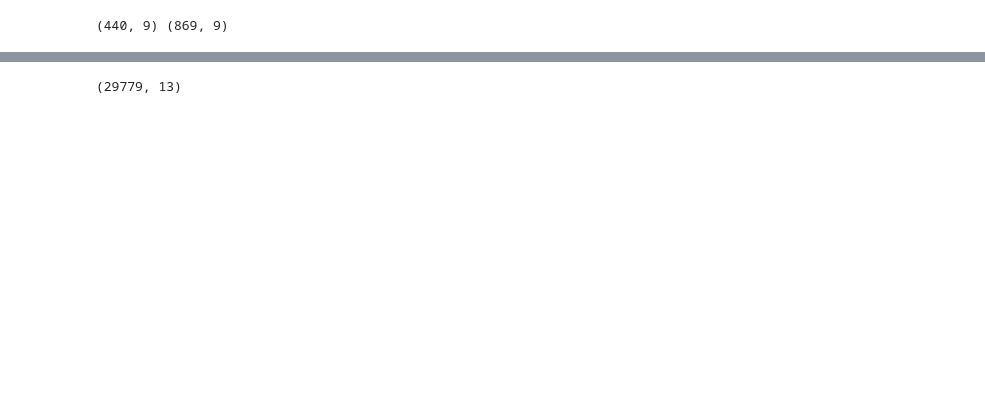
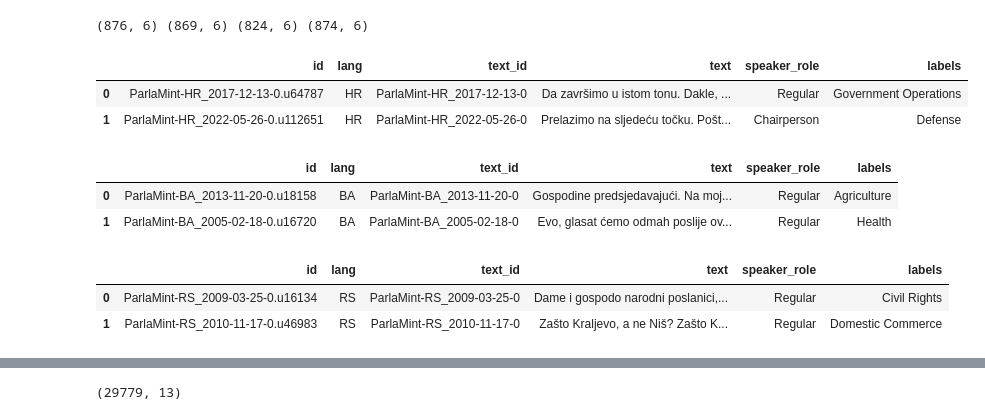
Before and after one commit to TajaKuzman/Benchmarking-Text-Classification-on-South-Slavic, a Jupyter notebook: ParlaCAP-Topic-Benchmark/systems/dummy-classifier/dummy-classification.ipynb, the cells around one changed output, grey strips where cells are left out. Cells and saved outputs as stored; diff of their text form; code cells hidden in the pictures; blank space fills up the shorter version.

Commit message:
Updated evaluation on the ParlaCAP dataset

```diff
--- a/ParlaCAP-Topic-Benchmark/systems/dummy-classifier/dummy-classification.ipynb
+++ b/ParlaCAP-Topic-Benchmark/systems/dummy-classifier/dummy-classification.ipynb
@@ -7,9 +7,26 @@ from datasets import load_dataset
 # %%
 # Load the test datasets
 
-test_en = pd.read_json("../../datasets/ParlaCAP-EN-test/ParlaMint-EN-CAP-test-dataset.jsonl", lines=True)
-test_hr = pd.read_json("../../datasets/ParlaCAP-HR-test/ParlaMint-HR-CAP-test-dataset.jsonl", lines=True)
+test_en = pd.read_json("../../datasets/ParlaMint-EN-CAP-test-dataset.jsonl", lines=True)
+test_hr = pd.read_json("../../datasets/ParlaMint-HR-CAP-test-dataset.jsonl", lines=True)
+test_ba = pd.read_json("../../datasets/ParlaMint-BA-CAP-test-dataset.jsonl", lines=True)
+test_sr = pd.read_json("../../datasets/ParlaMint-RS-CAP-test-dataset.jsonl", lines=True)
 
-print(test_en.shape, test_hr.shape)
+print(test_en.shape, test_hr.shape, test_ba.shape,test_sr.shape)
 # %% [output]
-(440, 9) (869, 9)
+(876, 6) (869, 6) (824, 6) (874, 6)
+# %%
+display(test_hr.head(2))
+display(test_ba.head(2))
+display(test_sr.head(2))
+display(test_en.head(2))
+# %% [output]
+|  | id | lang | text_id | text | speaker_role | labels |
+| 0 | ParlaMint-HR_2017-12-13-0.u64787 | HR | ParlaMint-HR_2017-12-13-0 | Da završimo u istom tonu. Dakle, ... | Regular | Government Operations |
+| 1 | ParlaMint-HR_2022-05-26-0.u112651 | HR | ParlaMint-HR_2022-05-26-0 | Prelazimo na sljedeću točku. Pošt... | Chairperson | Defense |
+|  | id | lang | text_id | text | speaker_role | labels |
+| 0 | ParlaMint-BA_2013-11-20-0.u18158 | BA | ParlaMint-BA_2013-11-20-0 | Gospodine predsjedavajući. Na moj... | Regular | Agriculture |
+| 1 | ParlaMint-BA_2005-02-18-0.u16720 | BA | ParlaMint-BA_2005-02-18-0 | Evo, glasat ćemo odmah poslije ov... | Regular | Health |
+|  | id | lang | text_id | text | speaker_role | labels |
+| 0 | ParlaMint-RS_2009-03-25-0.u16134 | RS | ParlaMint-RS_2009-03-25-0 | Dame i gospodo narodni poslanici,... | Regular | Civil Rights |
+| 1 | ParlaMint-RS_2010-11-17-0.u46983 | RS | ParlaMint-RS_2010-11-17-0 | Zašto Kraljevo, a ne Niš? Zašto K... | Regular | Domestic Commerce |
```
Also changed, not shown: parts of 4 cells of this notebook, 55 other files.
